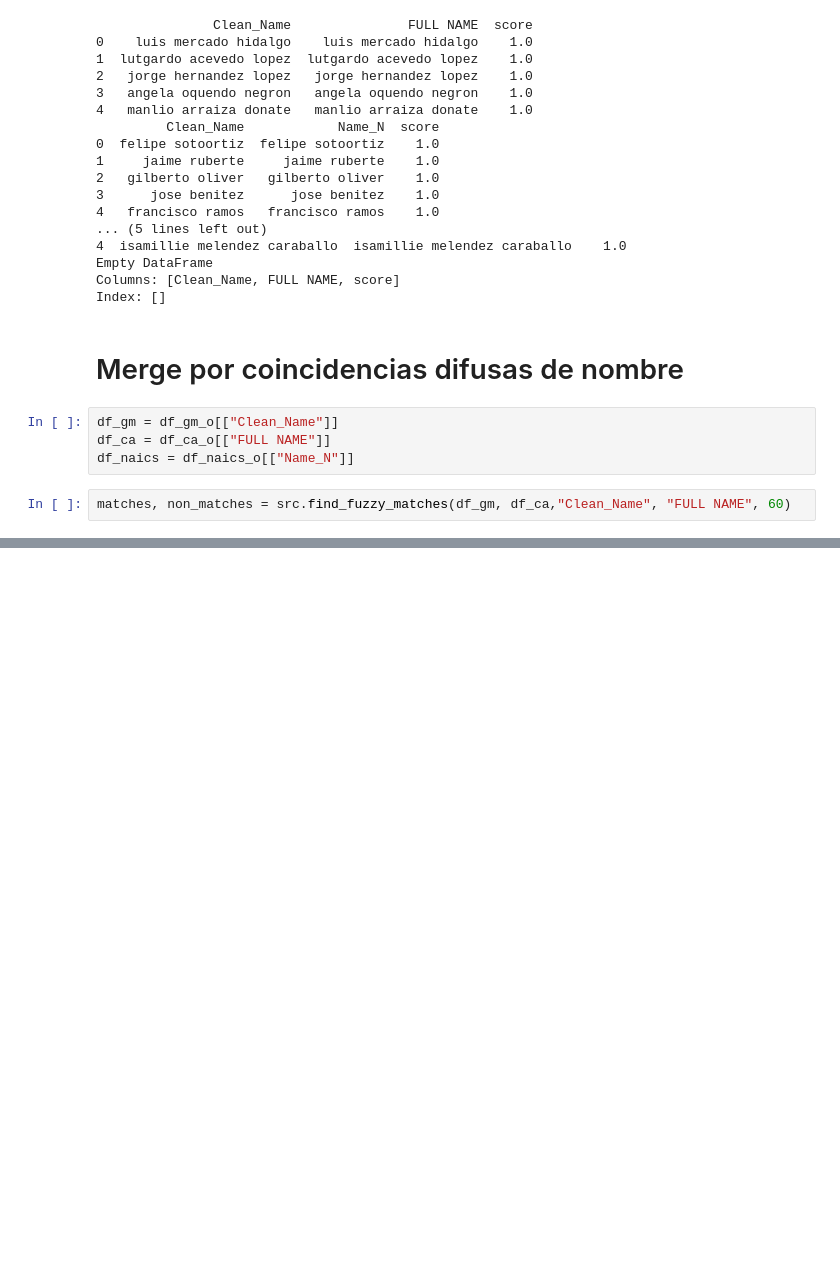
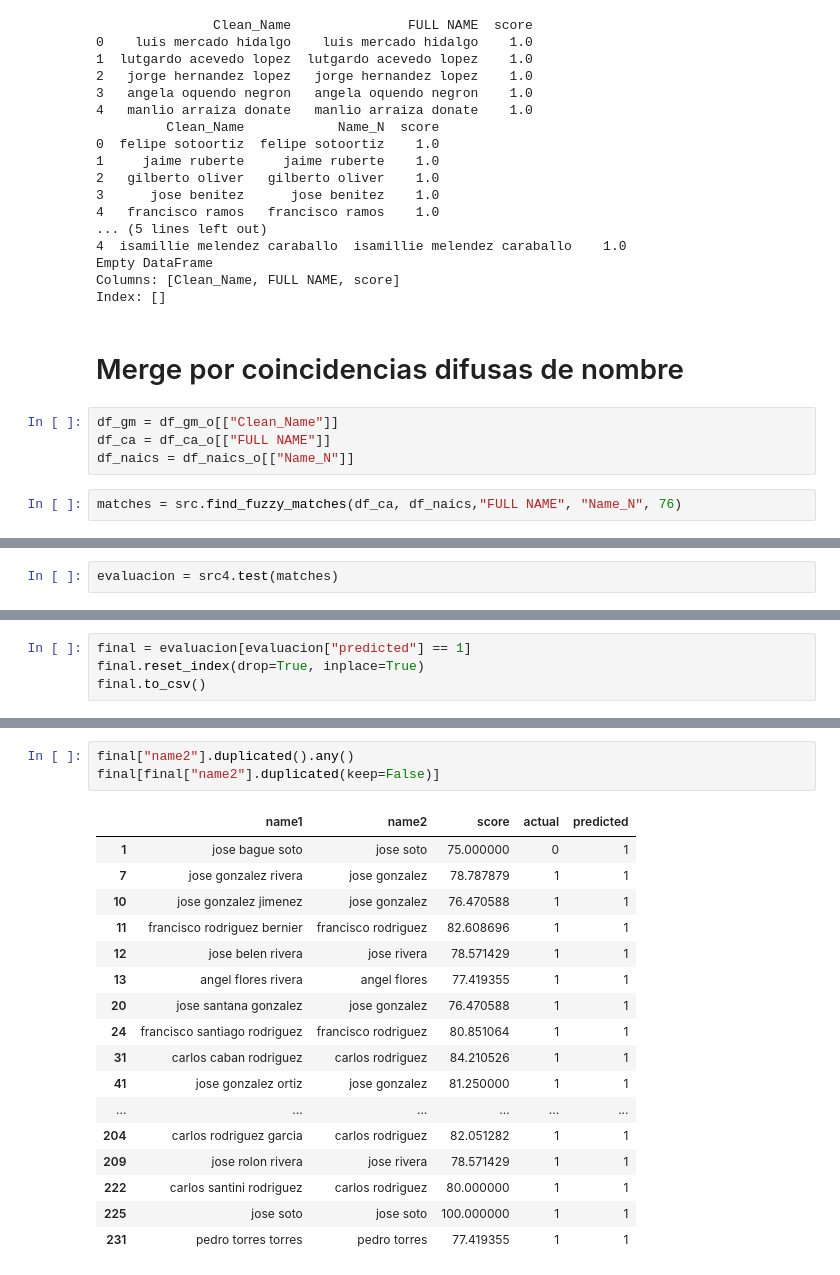
Before and after one commit to jhonvlex/join_dataframes, a Jupyter notebook: src_any_abogados_dev_df_er_main.ipynb, the cells around one changed output, grey strips where cells are left out. Drawn from its saved outputs; the diff is of its cells as text; blank space fills up the shorter version.

Commit message:
primera versión de test F Score:0.67

```diff
--- a/src_any_abogados_dev_df_er_main.ipynb
+++ b/src_any_abogados_dev_df_er_main.ipynb
@@ -272,4 +260,4 @@ df_gm = df_gm_o[["Clean_Name"]]
 df_ca = df_ca_o[["FULL NAME"]]
 df_naics = df_naics_o[["Name_N"]]
 # %%
-matches, non_matches = src.find_fuzzy_matches(df_gm, df_ca,"Clean_Name", "FULL NAME", 60)
+matches = src.find_fuzzy_matches(df_ca, df_naics,"FULL NAME", "Name_N", 76)
@@ -292,0 +264,2 @@ np.int64(122)
+# %%
+evaluacion = src4.test(matches)
@@ -292,0 +293,4 @@ np.int64(122)
+# %%
+final = evaluacion[evaluacion["predicted"] == 1]
+final.reset_index(drop=True, inplace=True)
+final.to_csv()
@@ -292,0 +308,21 @@ np.int64(122)
+# %%
+final["name2"].duplicated().any()
+final[final["name2"].duplicated(keep=False)]
+# %% [output]
+|  | name1 | name2 | score | actual | predicted |
+| 1 | jose bague soto | jose soto | 75.000000 | 0 | 1 |
+| 7 | jose gonzalez rivera | jose gonzalez | 78.787879 | 1 | 1 |
+| 10 | jose gonzalez jimenez | jose gonzalez | 76.470588 | 1 | 1 |
+| 11 | francisco rodriguez bernier | francisco rodriguez | 82.608696 | 1 | 1 |
+| 12 | jose belen rivera | jose rivera | 78.571429 | 1 | 1 |
+| 13 | angel flores rivera | angel flores | 77.419355 | 1 | 1 |
+| 20 | jose santana gonzalez | jose gonzalez | 76.470588 | 1 | 1 |
+| 24 | francisco santiago rodriguez | francisco rodriguez | 80.851064 | 1 | 1 |
+| 31 | carlos caban rodriguez | carlos rodriguez | 84.210526 | 1 | 1 |
+| 41 | jose gonzalez ortiz | jose gonzalez | 81.250000 | 1 | 1 |
+| ... | ... | ... | ... | ... | ... |
+| 204 | carlos rodriguez garcia | carlos rodriguez | 82.051282 | 1 | 1 |
+| 209 | jose rolon rivera | jose rivera | 78.571429 | 1 | 1 |
+| 222 | carlos santini rodriguez | carlos rodriguez | 80.000000 | 1 | 1 |
+| 225 | jose soto | jose soto | 100.000000 | 1 | 1 |
+| 231 | pedro torres torres | pedro torres | 77.419355 | 1 | 1 |
```
Also changed, not shown: parts of 9 cells of this notebook, 3 other files.
